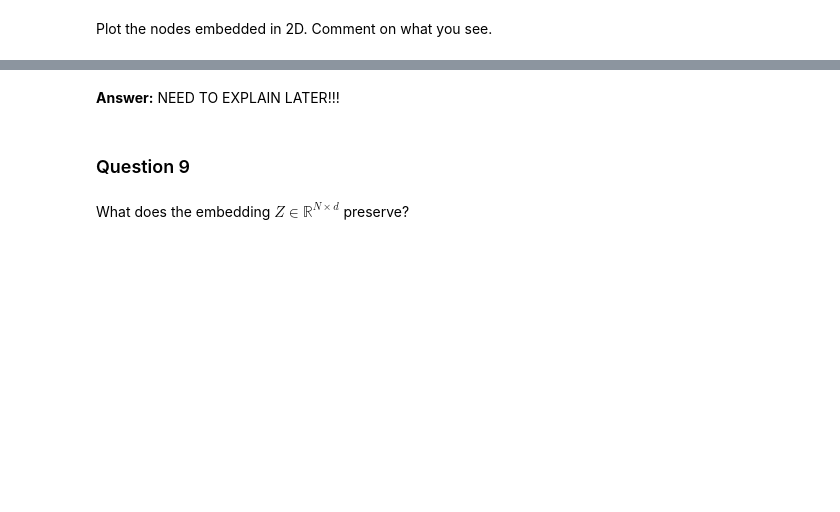
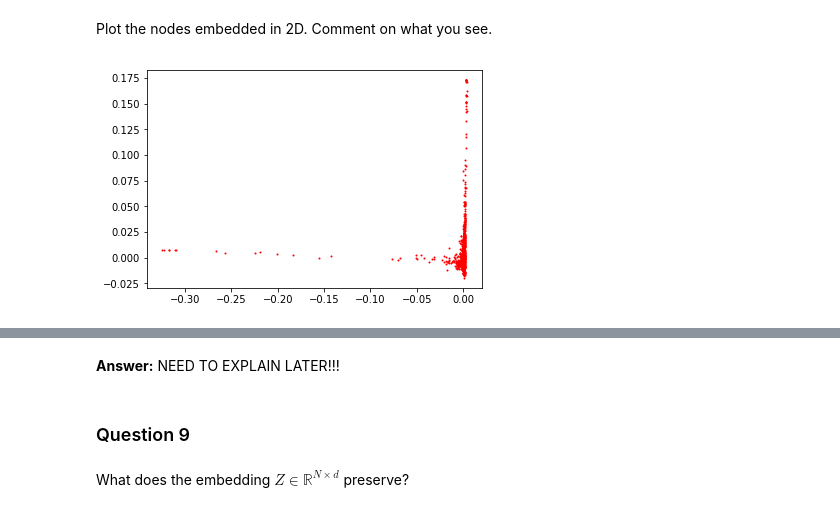
Before and after one commit to othmanbck/ntds_project_2018, a Jupyter notebook: 3_spectral_graph_theory.ipynb, the cells around one changed output, grey strips where cells are left out. Cells and saved outputs as stored; diff of their text form; code cells hidden in the pictures; blank space fills up the shorter version.

```diff
--- a/3_spectral_graph_theory.ipynb
+++ b/3_spectral_graph_theory.ipynb
@@ -178,5 +192,6 @@ A partial eigendecomposition scales as $\Omega(k |\mathcal{E}|$), while a comple
 # %%
 from scipy.sparse.linalg import eigs as sparse_eigs
 
-sparse_eigenvals, sparse_eigenvecs = sparse_eigs(laplacian, k=3)
+sparse_eigenvals, sparse_eigenvecs = sparse_eigs(laplacian, k=3, which='SM')
 norm_sparse_eigenvecs = np.matmul(D_sqrt, sparse_eigenvecs)
+sparse_eigenvecs
@@ -187,6 +219,8 @@ norm_sparse_eigenvecs = norm_sparse_eigenvecs[:,1:]
 # %% [markdown]
 Plot the nodes embedded in 2D. Comment on what you see.
 # %%
-plt.plot(sparse_eigenvecs[:,0], sparse_eigenvecs[:,1], 'ro', markersize=1)
+plt.plot(sparse_eigenvecs[:,0].real, sparse_eigenvecs[:,1].real, 'ro', markersize=1)
 plt.show()
+# %% [output]
+[figure, added]
 # %%
```
Also changed, not shown: parts of 13 cells of this notebook.
